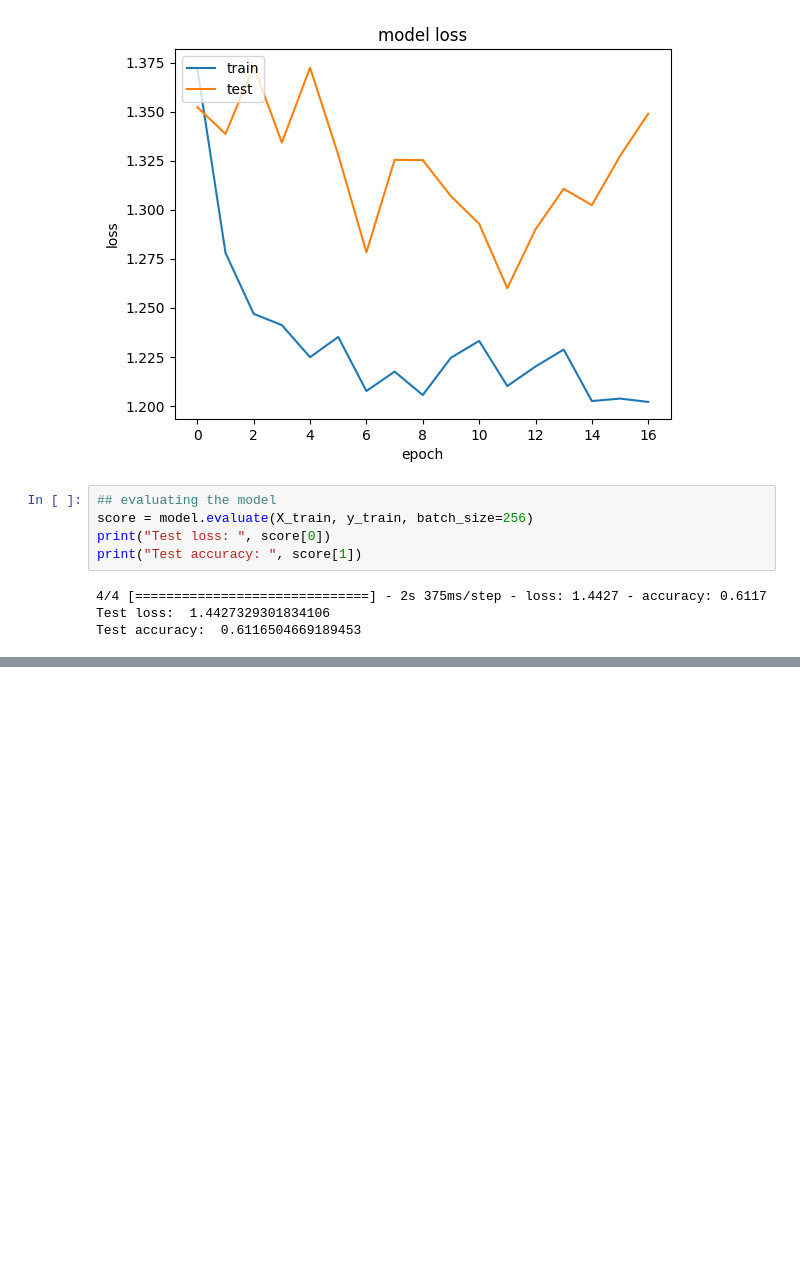
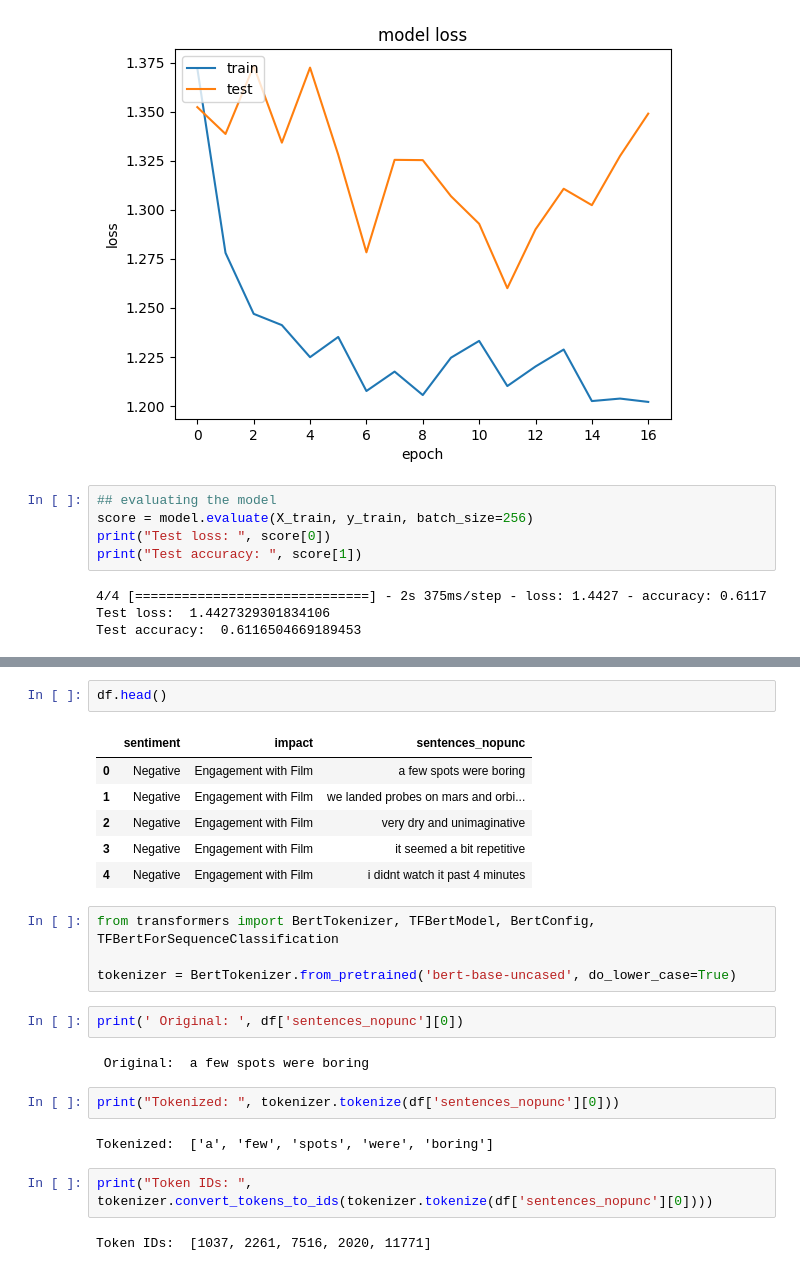
Before and after one commit to ris3abh/impact-sentiment-Analysis-Of-Scientific-Films, a Jupyter notebook: deep_learning.ipynb, the cells around one changed output, grey strips where cells are left out. Saved outputs shown, nothing was run; the diff lists cells and outputs as text; blank space fills up the shorter version.

```diff
--- a/deep_learning.ipynb
+++ b/deep_learning.ipynb
@@ -321,0 +294,25 @@ ValueError: in user code:
+# %%
+df.head()
+# %% [output]
+|  | sentiment | impact | sentences_nopunc |
+| 0 | Negative | Engagement with Film | a few spots were boring |
+| 1 | Negative | Engagement with Film | we landed probes on mars and orbi... |
+| 2 | Negative | Engagement with Film | very dry and unimaginative |
+| 3 | Negative | Engagement with Film | it seemed a bit repetitive |
+| 4 | Negative | Engagement with Film | i didnt watch it past 4 minutes |
+# %%
+from transformers import BertTokenizer, TFBertModel, BertConfig, TFBertForSequenceClassification
+
+tokenizer = BertTokenizer.from_pretrained('bert-base-uncased', do_lower_case=True)
+# %%
+print(' Original: ', df['sentences_nopunc'][0])
+# %% [output]
+ Original:  a few spots were boring
+# %%
+print("Tokenized: ", tokenizer.tokenize(df['sentences_nopunc'][0]))
+# %% [output]
+Tokenized:  ['a', 'few', 'spots', 'were', 'boring']
+# %%
+print("Token IDs: ", tokenizer.convert_tokens_to_ids(tokenizer.tokenize(df['sentences_nopunc'][0])))
+# %% [output]
+Token IDs:  [1037, 2261, 7516, 2020, 11771]
```
Also changed, not shown: parts of 12 cells of this notebook.
